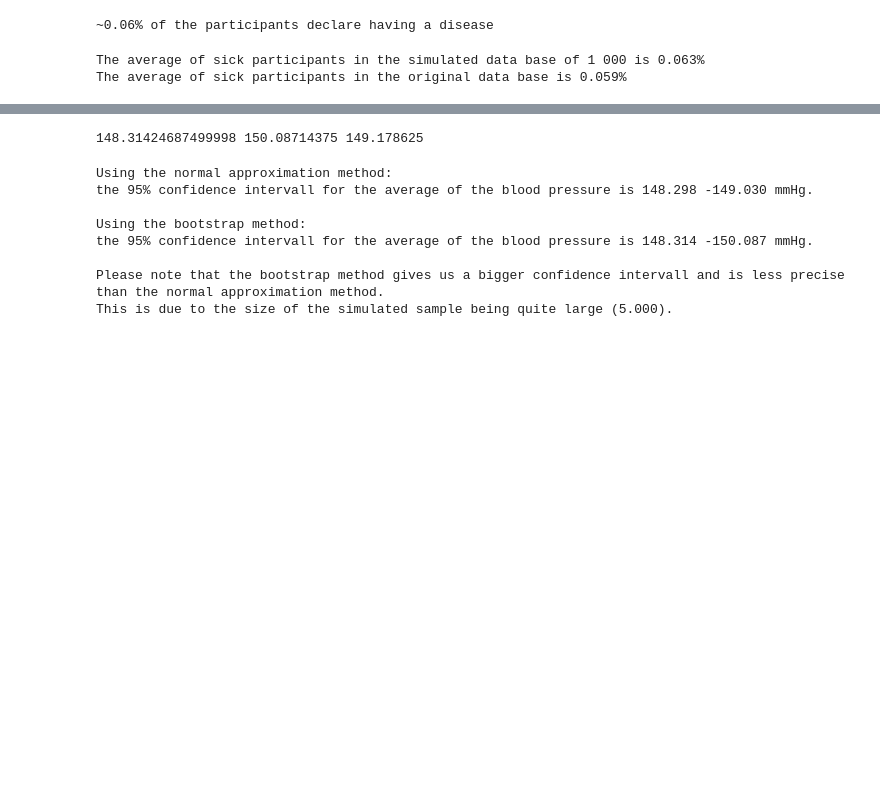
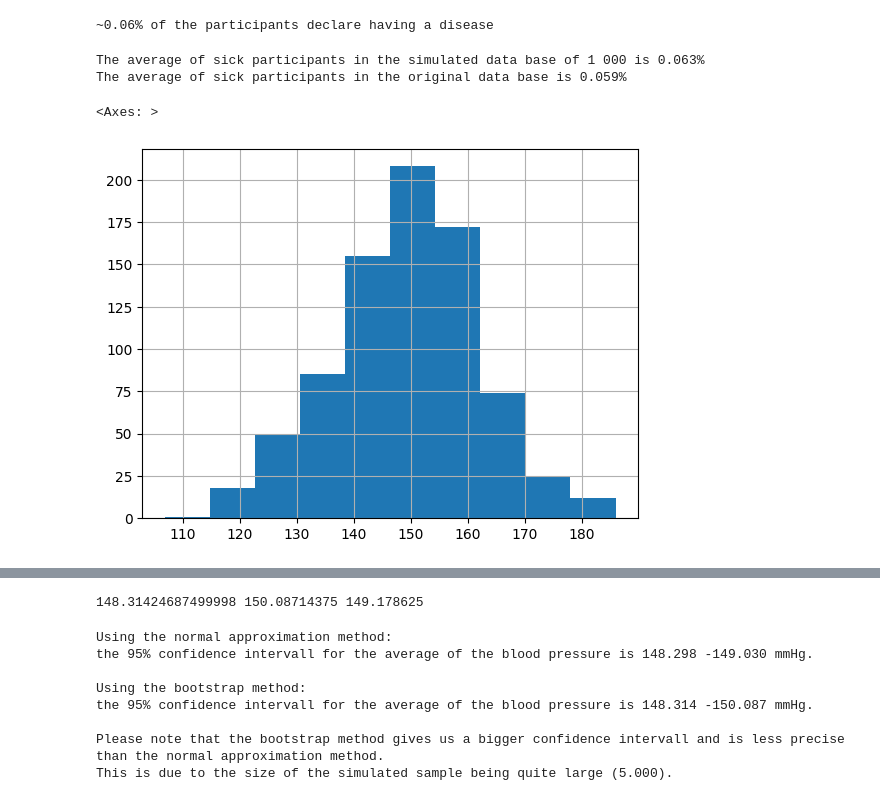
Before and after one commit to wendymermet-lgtm/H-lsostudie, a Jupyter notebook: report.ipynb, the cells around one changed output, grey strips where cells are left out. Cells and saved outputs as stored; diff of their text form; code cells hidden in the pictures; blank space fills up the shorter version.

```diff
--- a/report.ipynb
+++ b/report.ipynb
@@ -139,6 +139,11 @@ print(f"The average of sick participants in the simulated data base of 1 000 is
 # %% [output]
 The average of sick participants in the simulated data base of 1 000 is 0.063%
 The average of sick participants in the original data base is 0.059%
+# %%
+df["systolic_bp"].hist()
+# %% [output]
+<Axes: >
+[figure, added]
 # %%
 # Beräkna ett konfidensintervall för medelvärdet av systolic_bp (t.ex. med normalapproximation eller bootstrap, som vi gått igenom på kursen).
 
```
Also changed, not shown: parts of 6 cells of this notebook.
